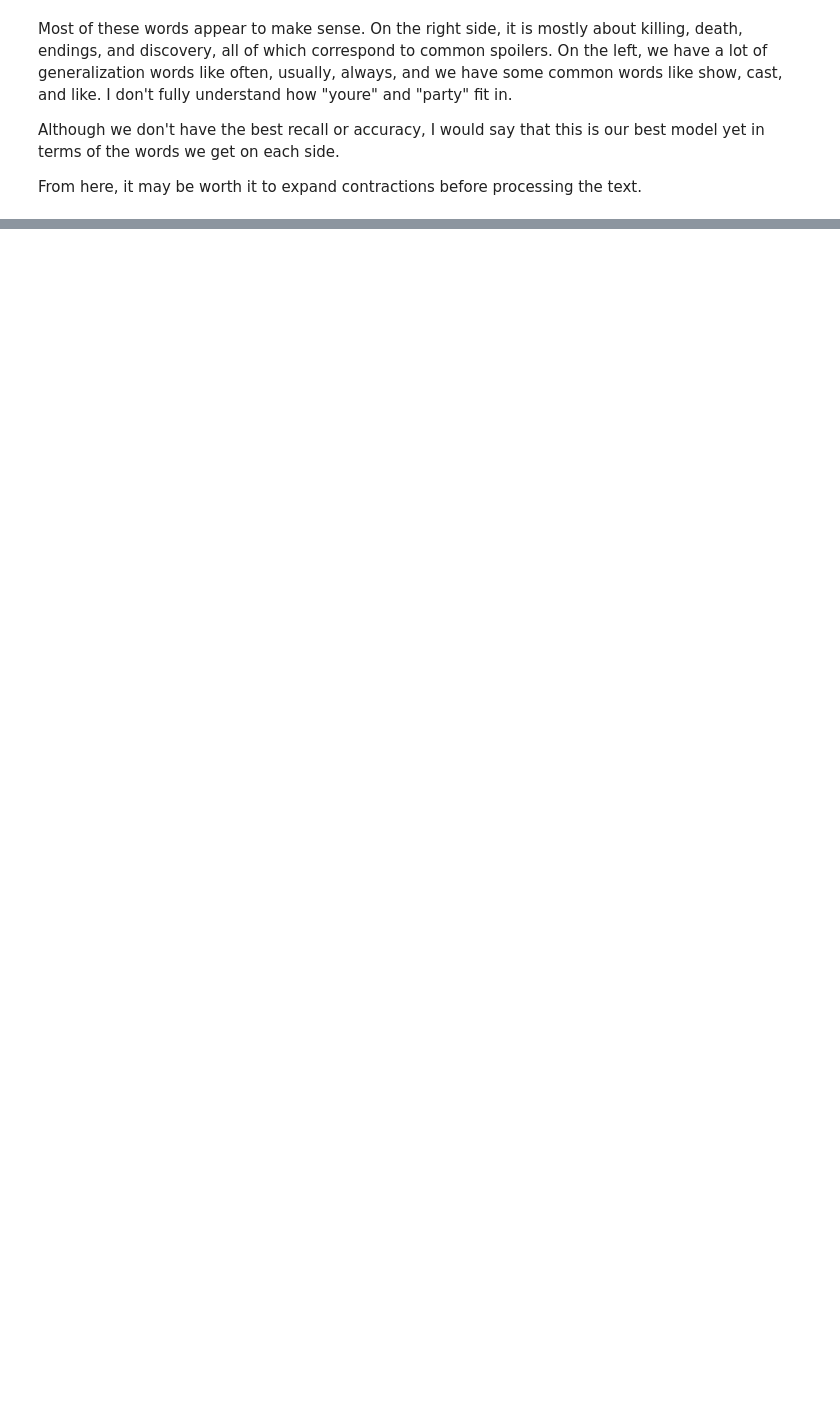
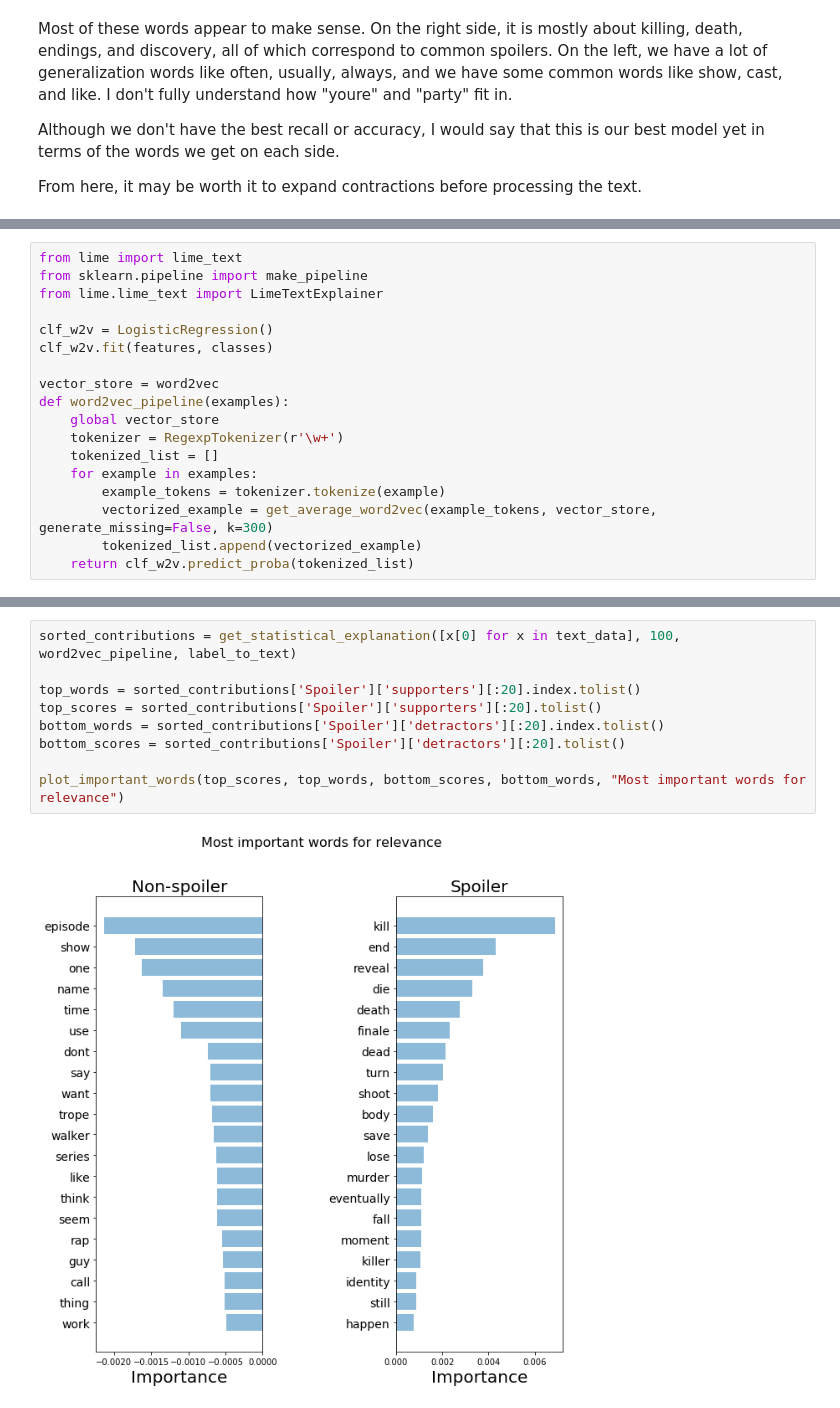
Before and after one commit to ryansmick/victor, a Jupyter notebook: model_selection.ipynb, the cells around one changed output, grey strips where cells are left out. Cells and saved outputs as stored; diff of their text form; blank space fills up the shorter version.

```diff
--- a/model_selection.ipynb
+++ b/model_selection.ipynb
@@ -829,0 +898,18 @@ From here, it may be worth it to expand contractions before processing the text.
+# %%
+from lime import lime_text
+from sklearn.pipeline import make_pipeline
+from lime.lime_text import LimeTextExplainer
+
+clf_w2v = LogisticRegression()
+clf_w2v.fit(features, classes)
+
+vector_store = word2vec
+def word2vec_pipeline(examples):
+    global vector_store
+    tokenizer = RegexpTokenizer(r'\w+')
+    tokenized_list = []
+    for example in examples:
+        example_tokens = tokenizer.tokenize(example)
+        vectorized_example = get_average_word2vec(example_tokens, vector_store, generate_missing=False, k=300)
+        tokenized_list.append(vectorized_example)
+    return clf_w2v.predict_proba(tokenized_list)
@@ -829,0 +982,11 @@ From here, it may be worth it to expand contractions before processing the text.
+# %%
+sorted_contributions = get_statistical_explanation([x[0] for x in text_data], 100, word2vec_pipeline, label_to_text)
+
+top_words = sorted_contributions['Spoiler']['supporters'][:20].index.tolist()
+top_scores = sorted_contributions['Spoiler']['supporters'][:20].tolist()
+bottom_words = sorted_contributions['Spoiler']['detractors'][:20].index.tolist()
+bottom_scores = sorted_contributions['Spoiler']['detractors'][:20].tolist()
+
+plot_important_words(top_scores, top_words, bottom_scores, bottom_words, "Most important words for relevance")
+# %% [output]
+[figure, added]
```
Also changed, not shown: parts of 16 cells of this notebook, 2 other files.
